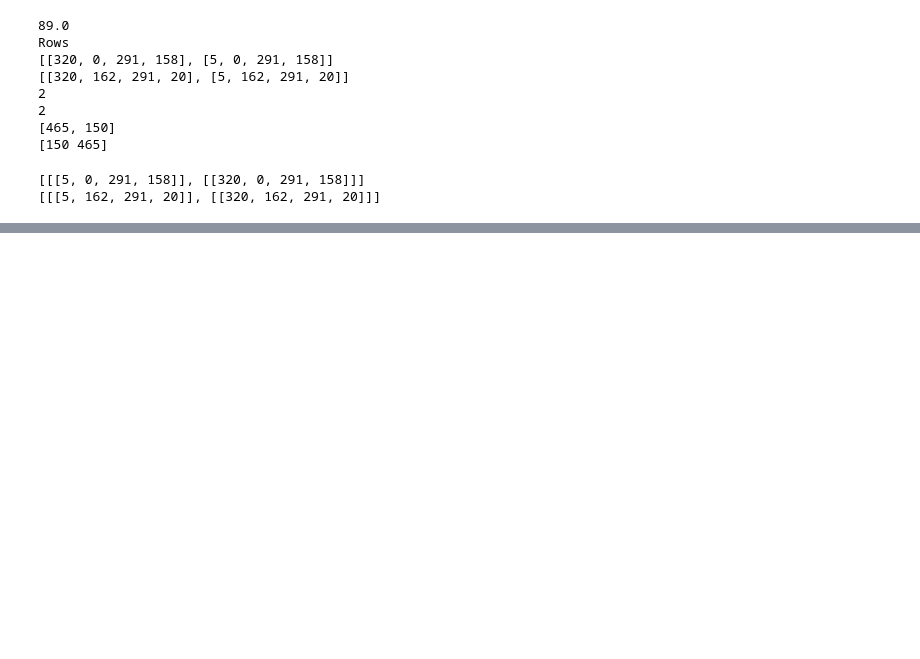
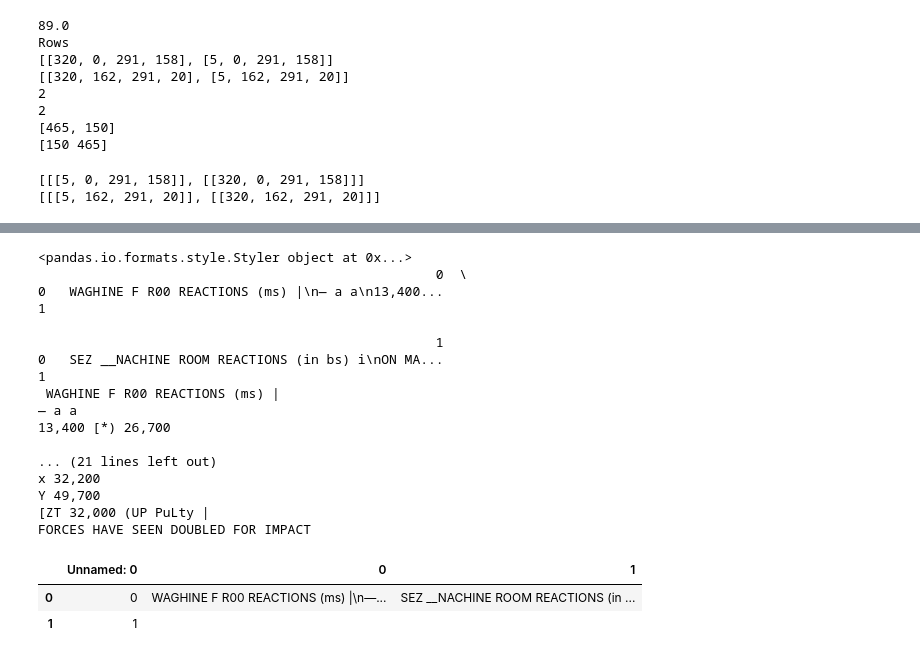
Before and after one commit to IshmamHaque1112/2022internCUNYBPL, a Jupyter notebook: Tester_machine_read.ipynb, the cells around one changed output, grey strips where cells are left out. Drawn from its saved outputs; the diff is of its cells as text; code cells hidden in the pictures; blank space fills up the shorter version.

```diff
--- a/Tester_machine_read.ipynb
+++ b/Tester_machine_read.ipynb
@@ -150,0 +153,38 @@ TesseractNotFoundError: tesseract is not installed or it's not in your PATH. See
+# %%
+arr1 = np.array(dataframe_final1)
+arr1
+import pandas as pd
+dataframe1 = pd.DataFrame(arr1.reshape(len(rows1), total_cells1))
+data1 = dataframe1.style.set_properties(align="left")
+print(data1)
+print(dataframe1)
+d=[]
+for i in range(0,len(rows1)):
+    for j in range(0,total_cells1):
+        print(dataframe1[i][j],end=" ")
+print()
+dataframe1.to_csv("output1.csv")
+df1 = pd.read_csv("output1.csv")
+pd.options.display.max_columns = None
+display(df1)
+# %% [output]
+<pandas.io.formats.style.Styler object at 0x...>
+                                                   0  \
+0   WAGHINE F R00 REACTIONS (ms) |\n— a a\n13,400...
+1
+
+                                                   1
+0   SEZ __NACHINE ROOM REACTIONS (in bs) i\nON MA...
+1
+ WAGHINE F R00 REACTIONS (ms) |
+— a a
+13,400 [*) 26,700
+
+... (21 lines left out)
+x 32,200
+Y 49,700
+[ZT 32,000 (UP PuLty |
+FORCES HAVE SEEN DOUBLED FOR IMPACT
+|  | Unnamed: 0 | 0 | 1 |
+| 0 | 0 | WAGHINE F R00 REACTIONS (ms) |\n—... | SEZ __NACHINE ROOM REACTIONS (in ... |
+| 1 | 1 |  |  |
```
Also changed, not shown: parts of 9 cells of this notebook, 1 other file.
